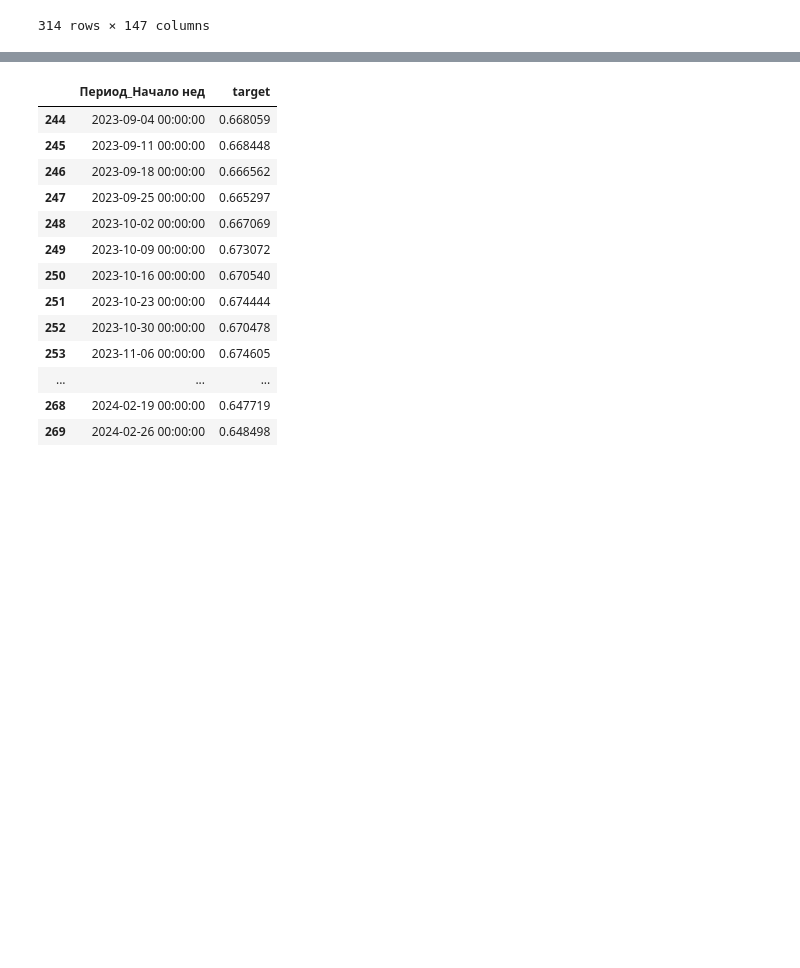
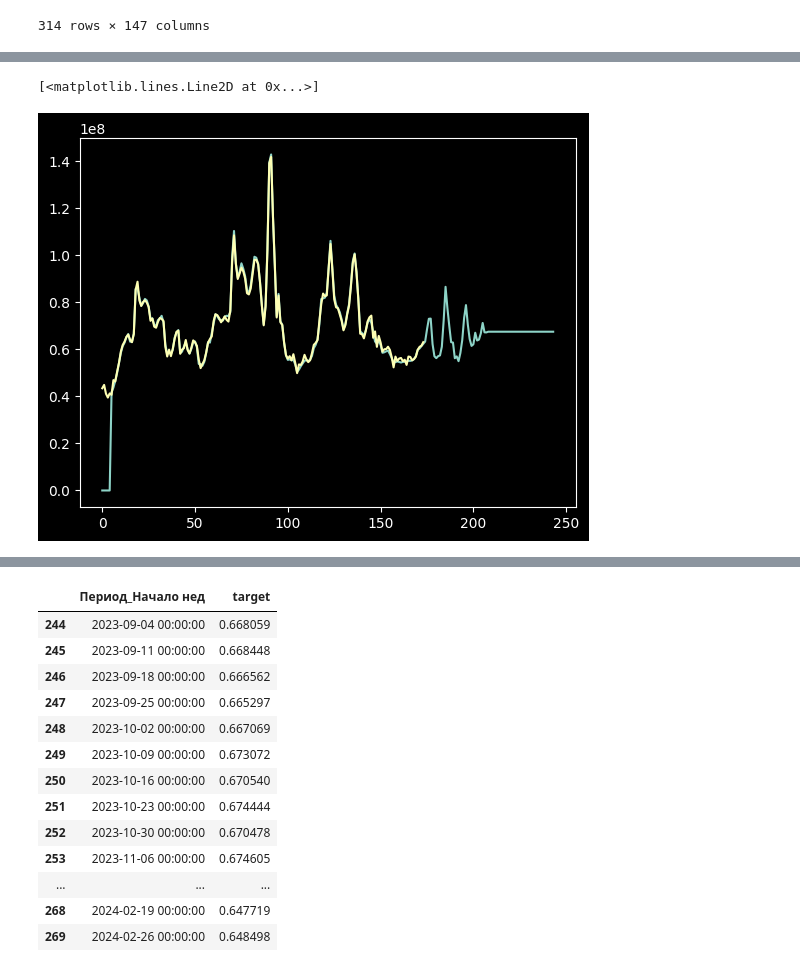
Before and after one commit to Dynamical-LR/DigBreak-MediaWise, a Jupyter notebook: dl-model.ipynb, the cells around one changed output, grey strips where cells are left out. Drawn from its saved outputs; the diff is of its cells as text; code cells hidden in the pictures; blank space fills up the shorter version.

```diff
--- a/dl-model.ipynb
+++ b/dl-model.ipynb
@@ -274,0 +278,2 @@ plt.legend(['Predict', 'Real'])
+# %%
+df = pd.read_csv('./dataset.csv')
@@ -274,0 +289,6 @@ plt.legend(['Predict', 'Real'])
+# %%
+plt.plot(u['target'].values)
+plt.plot(u['KPI данные понедельно АлфаРМ_Продажи, рубли'].values)
+# %% [output]
+[<matplotlib.lines.Line2D at 0x...>]
+[figure, added]
```
Also changed, not shown: parts of 12 cells of this notebook, 1 other file.
